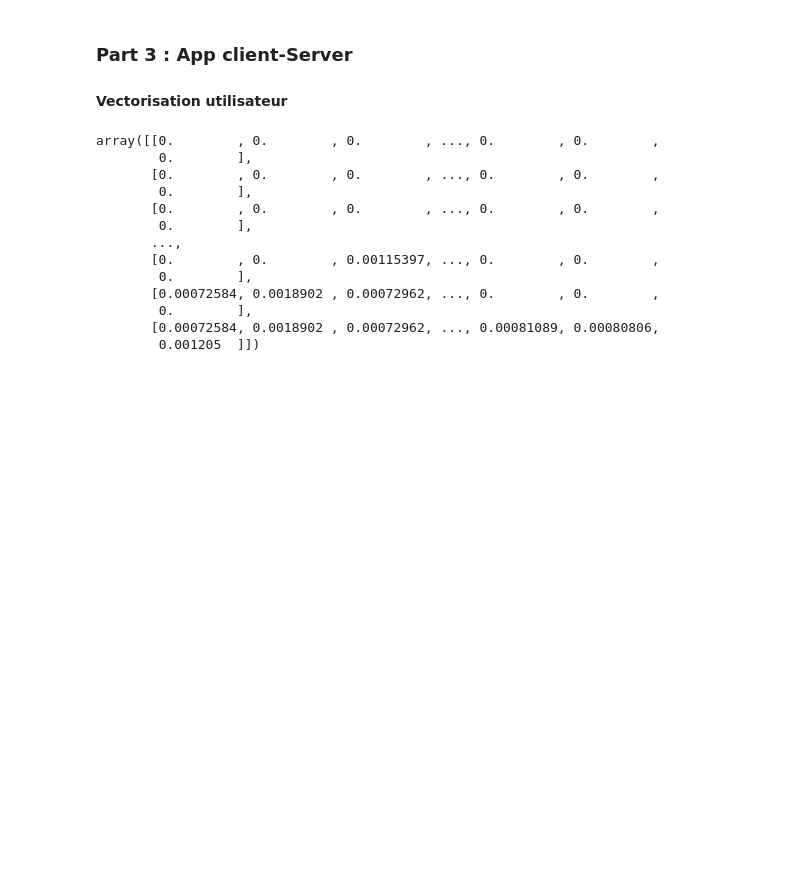
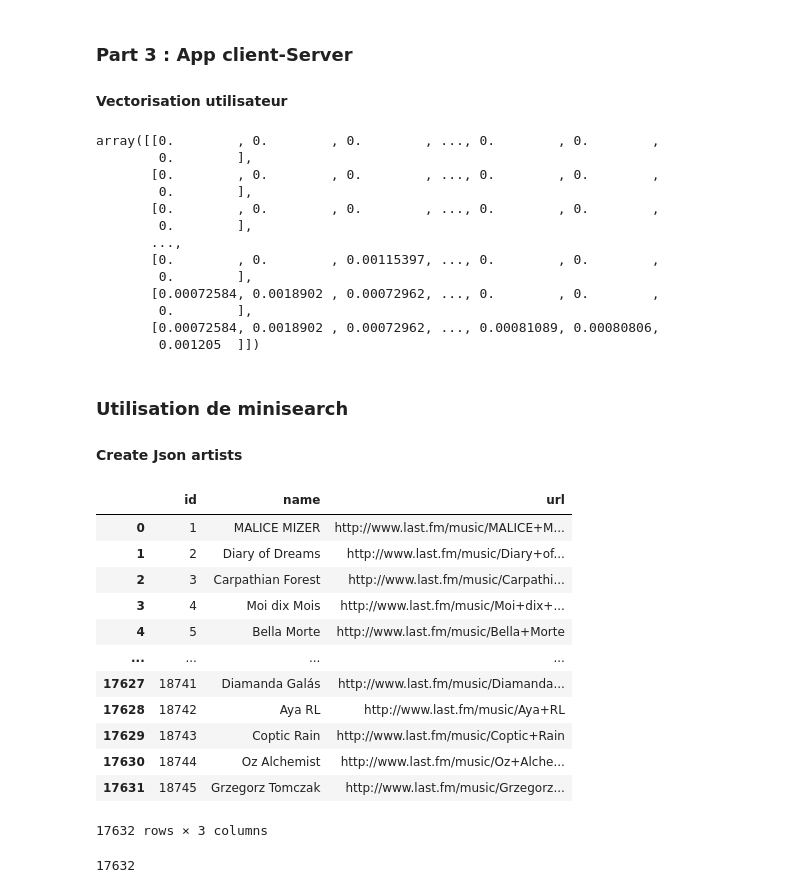
Before and after one commit to AnthonyBonfils3/Simplon_Brief_Recommandation, a Jupyter notebook: lastfm.ipynb, the cells around one changed output. Drawn from its saved outputs; the diff is of its cells as text; code cells hidden in the pictures; blank space fills up the shorter version.

```diff
--- a/lastfm.ipynb
+++ b/lastfm.ipynb
@@ -512,3 +514,26 @@ array([[0.        , 0.        , 0.        , ..., 0.        , 0.        ,
         0.        ],
        [0.00072584, 0.0018902 , 0.00072962, ..., 0.00081089, 0.00080806,
         0.001205  ]])
+# %% [markdown]
+### Utilisation de minisearch
+#### Create Json artists
+# %%
+artists
+# %% [output]
+|  | id | name | url |
+| 0 | 1 | MALICE MIZER | http://www.last.fm/music/MALICE+M... |
+| 1 | 2 | Diary of Dreams | http://www.last.fm/music/Diary+of... |
+| 2 | 3 | Carpathian Forest | http://www.last.fm/music/Carpathi... |
+| 3 | 4 | Moi dix Mois | http://www.last.fm/music/Moi+dix+... |
+| 4 | 5 | Bella Morte | http://www.last.fm/music/Bella+Morte |
+| ... | ... | ... | ... |
+| 17627 | 18741 | Diamanda Galás | http://www.last.fm/music/Diamanda... |
+| 17628 | 18742 | Aya RL | http://www.last.fm/music/Aya+RL |
+| 17629 | 18743 | Coptic Rain | http://www.last.fm/music/Coptic+Rain |
+| 17630 | 18744 | Oz Alchemist | http://www.last.fm/music/Oz+Alche... |
+| 17631 | 18745 | Grzegorz Tomczak | http://www.last.fm/music/Grzegorz... |
+17632 rows × 3 columns
+# %%
+artists.shape[0]
+# %% [output]
+17632
```
Also changed, not shown: parts of 15 cells of this notebook.
